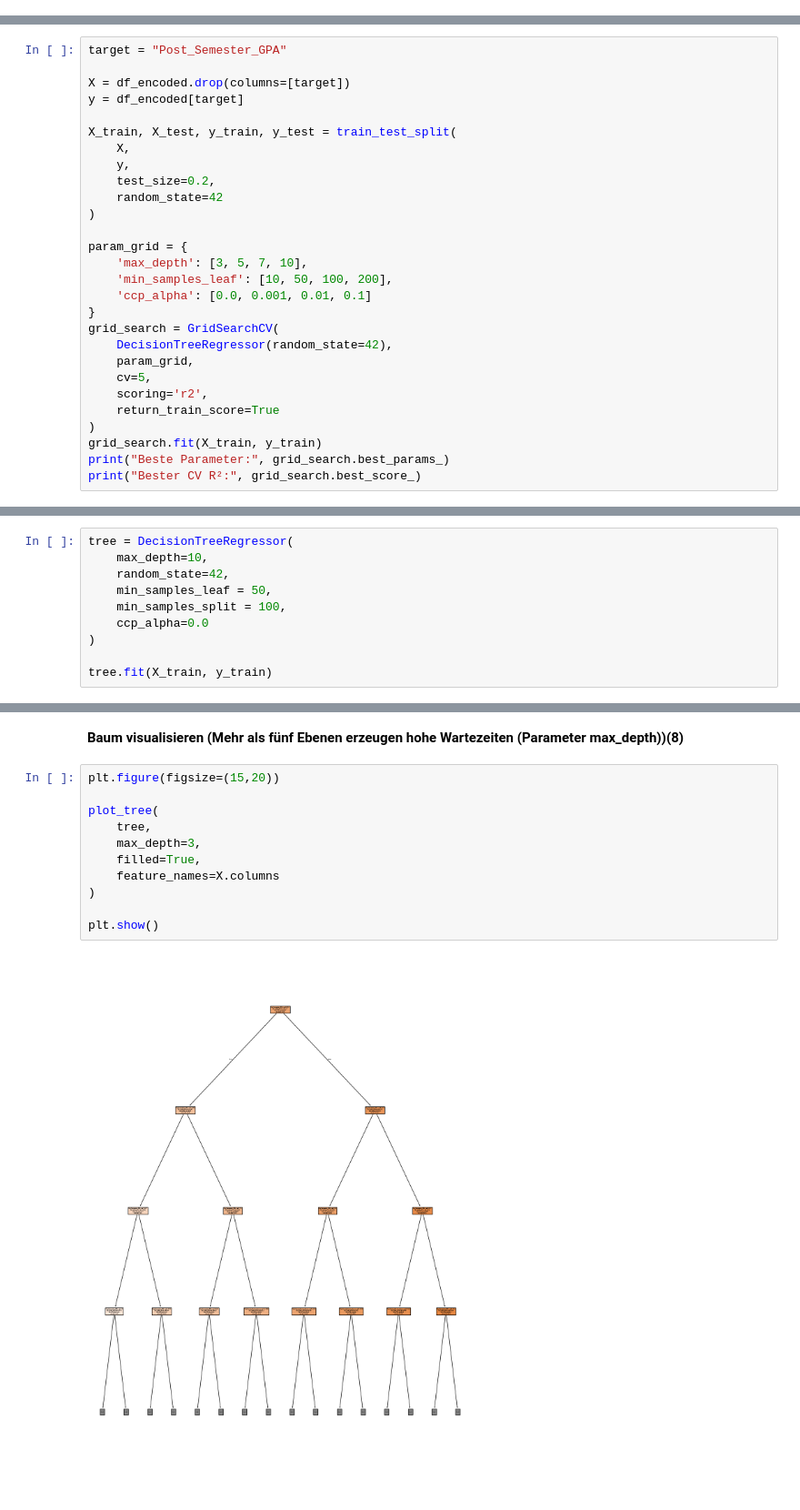
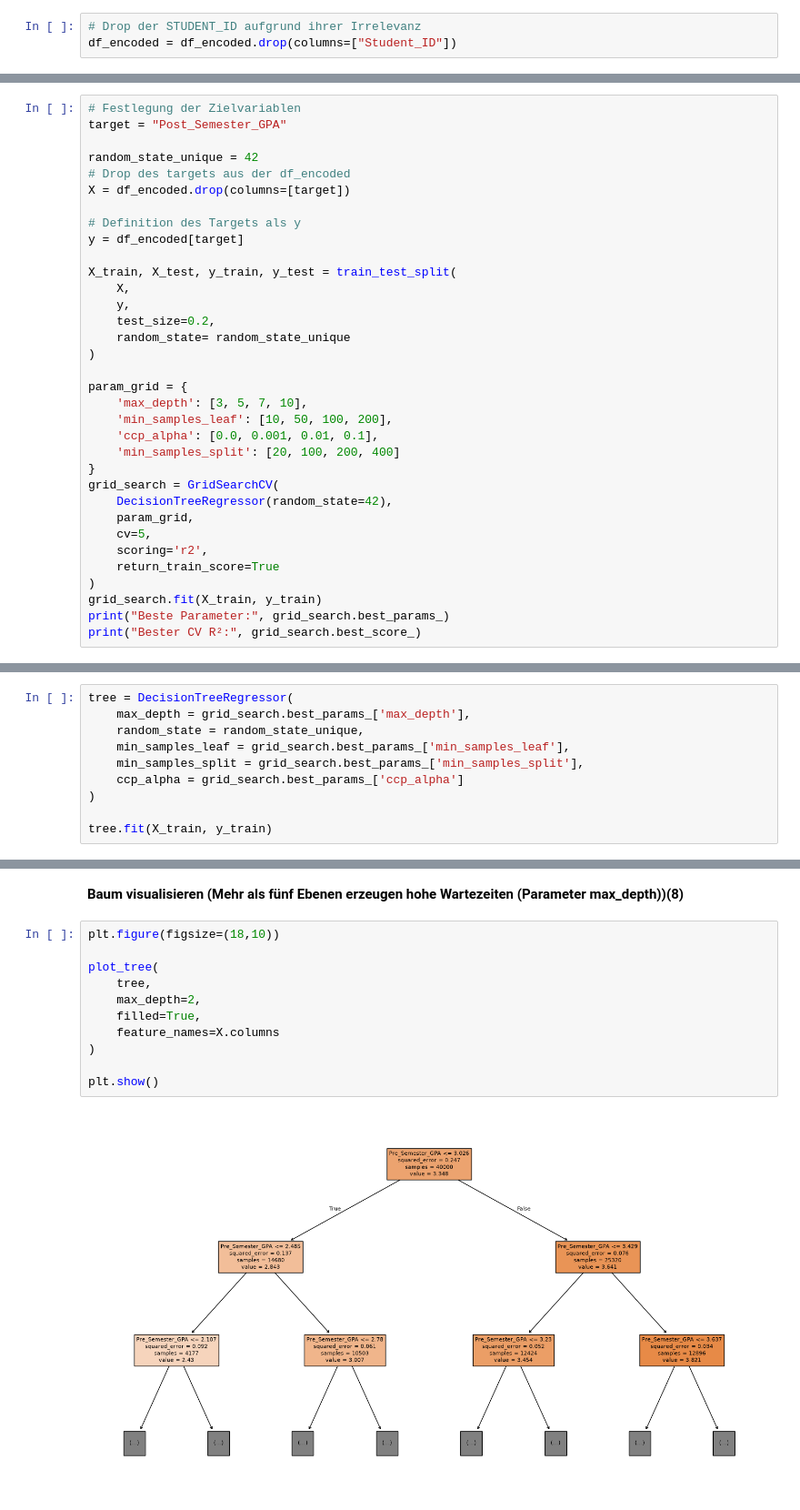
Before and after one commit to m4xi698/Machine-Learning-Project, a Jupyter notebook: notebooks/mlProjectNotebook.ipynb, the cells around one changed output, grey strips where cells are left out. Shown at 91% size. Cells and saved outputs as stored; diff of their text form.

```diff
--- a/notebooks/mlProjectNotebook.ipynb
+++ b/notebooks/mlProjectNotebook.ipynb
@@ -258,2 +268,5 @@ Prediction Frage: Wie gut lässt sich der Semester-GPA eines Studierenden anhand
 # %% [markdown]
 <b>Aufteilung in Training & Testdaten(1) + Suche nach Parametern(2)</b>
+# %%
+# Drop der STUDENT_ID aufgrund ihrer Irrelevanz
+df_encoded = df_encoded.drop(columns=["Student_ID"])
@@ -260,20 +275,26 @@ Prediction Frage: Wie gut lässt sich der Semester-GPA eines Studierenden anhand
 # %%
+# Festlegung der Zielvariablen
 target = "Post_Semester_GPA"
 
+random_state_unique = 42
+# Drop des targets aus der df_encoded
 X = df_encoded.drop(columns=[target])
+
+# Definition des Targets als y
 y = df_encoded[target]
 
 X_train, X_test, y_train, y_test = train_test_split(
     X,
     y,
     test_size=0.2,
-    random_state=42
+    random_state= random_state_unique
 )
 
 param_grid = {
     'max_depth': [3, 5, 7, 10],
     'min_samples_leaf': [10, 50, 100, 200],
-    'ccp_alpha': [0.0, 0.001, 0.01, 0.1]
+    'ccp_alpha': [0.0, 0.001, 0.01, 0.1],
+    'min_samples_split': [20, 100, 200, 400]
 }
 grid_search = GridSearchCV(
     DecisionTreeRegressor(random_state=42),
@@ -293,10 +319,10 @@ Bester CV R²: 0.8810063568999118
 # %%
 tree = DecisionTreeRegressor(
-    max_depth=10,
-    random_state=42,
-    min_samples_leaf = 50,
-    min_samples_split = 100,
-    ccp_alpha=0.0
+    max_depth = grid_search.best_params_['max_depth'],
+    random_state = random_state_unique,
+    min_samples_leaf = grid_search.best_params_['min_samples_leaf'],
+    min_samples_split = grid_search.best_params_['min_samples_split'],
+    ccp_alpha = grid_search.best_params_['ccp_alpha']
 )
 
 tree.fit(X_train, y_train)
@@ -408,15 +441,15 @@ Interpretieren Sie die Ergebnisse der Evaluation: Mit welchen Einstellungen konn
 # %% [markdown]
 <b>Baum visualisieren (Mehr als fünf Ebenen erzeugen hohe Wartezeiten (Parameter max_depth))(8)</b>
 # %%
-plt.figure(figsize=(15,20))
+plt.figure(figsize=(18,10))
 
 plot_tree(
     tree,
-    max_depth=3,
+    max_depth=2,
     filled=True,
     feature_names=X.columns
 )
 
 plt.show()
 # %% [output]
-[figure, old version]
+[figure, new version]
```
Also changed, not shown: parts of 21 cells of this notebook.
